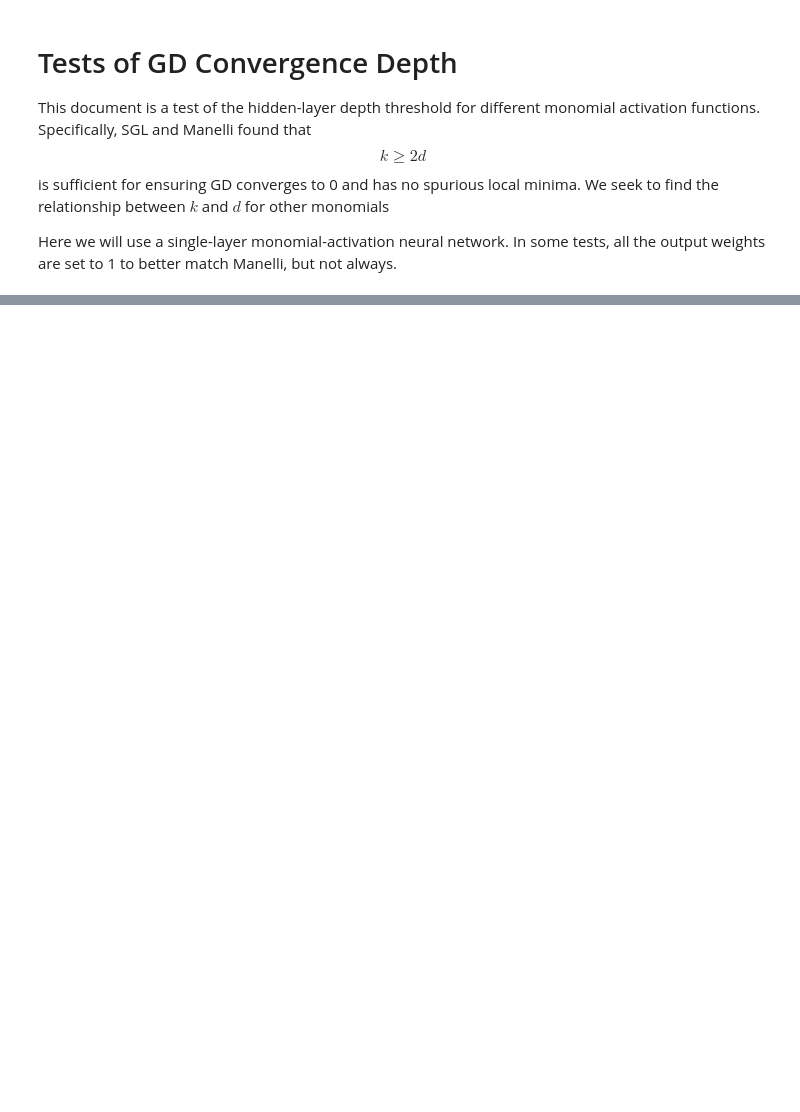
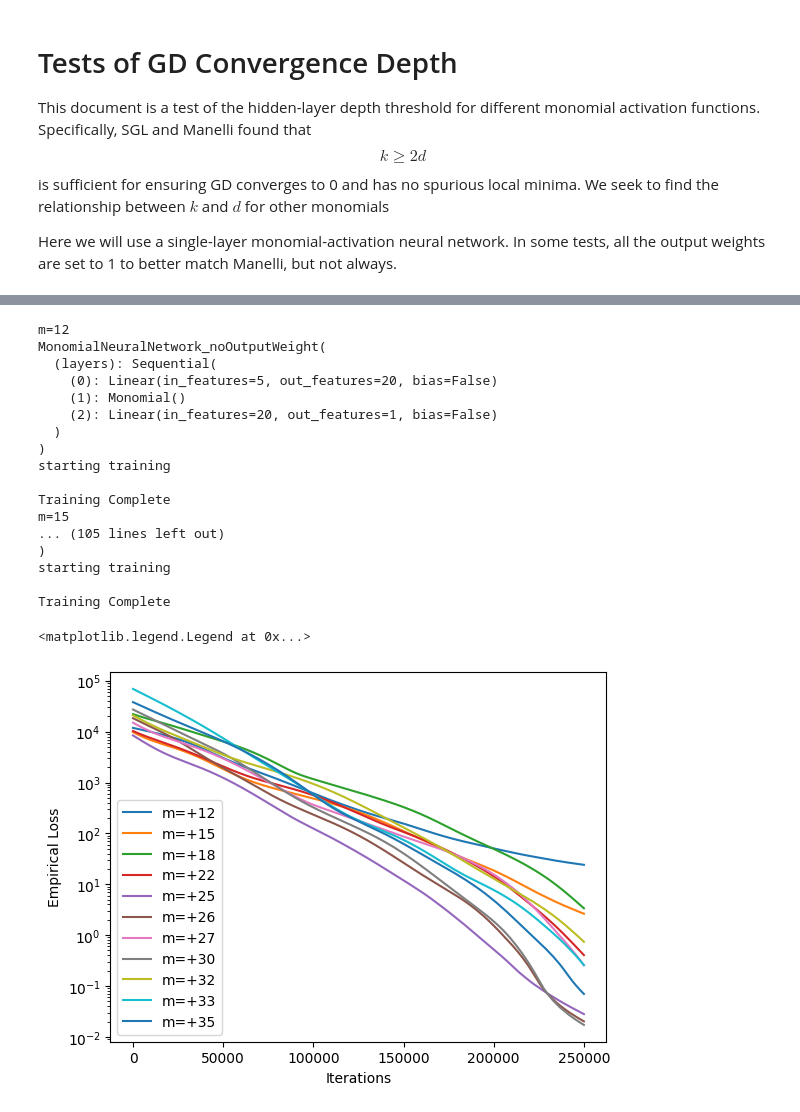
Before and after one commit to trevorgloe/Math_273A_Final_Project, a Jupyter notebook: depth_threshold_tests.ipynb, the cells around one changed output, grey strips where cells are left out. Cells and saved outputs as stored; diff of their text form; code cells hidden in the pictures; blank space fills up the shorter version.

```diff
--- a/depth_threshold_tests.ipynb
+++ b/depth_threshold_tests.ipynb
@@ -86,0 +88,40 @@ Text(0.5, 0, 'Iteration')
+# %%
+# try a bunch of teacher m's with the student m fixed
+mvec = [12,15,18,22,25,26,27,30,32,33,35]
+losses = []
+teach_ws = []
+stud_ws = []
+for m in mvec:
+    print("m="+str(m))
+    l, stud_w, teach_w = test_training(n=1000, k_stud=m, k_teach=20, M=250000)
+    losses.append(l)
+    teach_ws.append(teach_w)
+    stud_ws.append(stud_w)
+
+plt.figure()
+for idx,loss in enumerate(losses):
+    plt.semilogy(loss,label="m=+"+str(mvec[idx]))
+
+plt.xlabel("Iterations")
+plt.ylabel("Empirical Loss")
+plt.legend()
+# %% [output]
+m=12
+MonomialNeuralNetwork_noOutputWeight(
+  (layers): Sequential(
+    (0): Linear(in_features=5, out_features=20, bias=False)
+    (1): Monomial()
+    (2): Linear(in_features=20, out_features=1, bias=False)
+  )
+)
+starting training
+
+Training Complete
+m=15
+... (105 lines left out)
+)
+starting training
+
+Training Complete
+<matplotlib.legend.Legend at 0x...>
+[figure, added]
```
Also changed, not shown: parts of 2 cells of this notebook, 2 other files.
